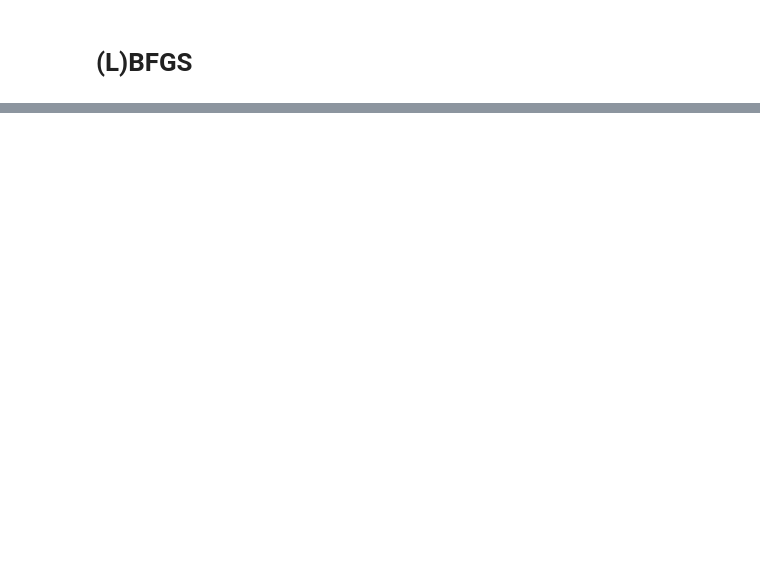
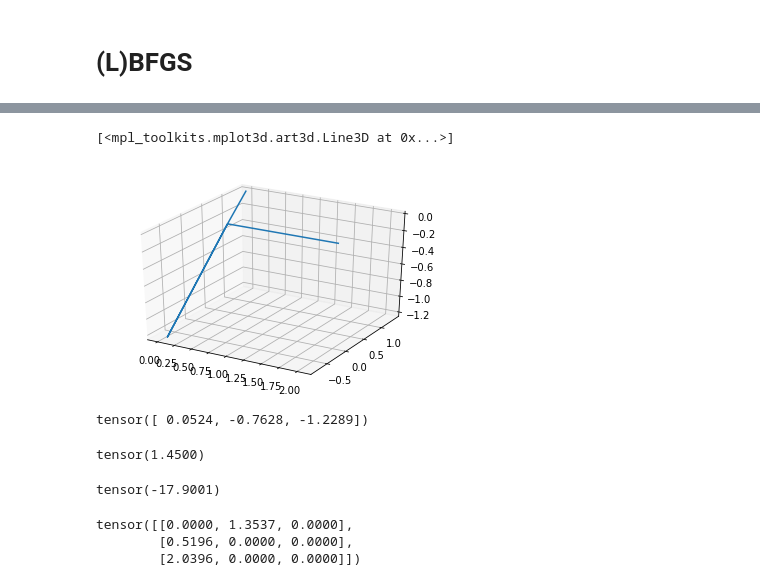
Before and after one commit to andynet/protein_folding, a Jupyter notebook: scripts/structure_realization_our/BFGS.ipynb, the cells around one changed output, grey strips where cells are left out. Saved outputs shown, nothing was run; the diff lists cells and outputs as text; code cells hidden in the pictures; blank space fills up the shorter version.

```diff
--- a/scripts/structure_realization_our/BFGS.ipynb
+++ b/scripts/structure_realization_our/BFGS.ipynb
@@ -155,0 +91,4 @@ tensor(1480.7360, grad_fn=<NegBackward>)
+# %%
+v = C - CA
+k = N - CA
+k = k / torch.sqrt(torch.sum(k ** 2))
@@ -155,0 +101,19 @@ tensor(1480.7360, grad_fn=<NegBackward>)
+# %%
+c = torch.cat((N.view(1, 3),
+               CA.view(1, 3),
+               cb.view(1, 3),
+               CA.view(1, 3),
+               C.view(1, 3)
+              ))
+
+fig = plt.figure()
+ax = fig.gca(projection='3d')
+
+ax.plot(c[:, 0], c[:, 1], c[:, 2])
+# %% [output]
+[<mpl_toolkits.mplot3d.art3d.Line3D at 0x...>]
+[figure, added]
+# %%
+cb
+# %% [output]
+tensor([ 0.0524, -0.7628, -1.2289])
@@ -155,0 +128,14 @@ tensor(1480.7360, grad_fn=<NegBackward>)
+# %%
+can_s
+# %% [output]
+tensor(1.4500)
+# %%
+np.degrees(torch.asin(torch.sum(cac * cacb) / (cac_s * cacb_s)))
+# %% [output]
+tensor(-17.9001)
+# %%
+backbone
+# %% [output]
+tensor([[0.0000, 1.3537, 0.0000],
+        [0.5196, 0.0000, 0.0000],
+        [2.0396, 0.0000, 0.0000]])
```
Also changed, not shown: parts of 39 cells of this notebook, 19 other files.
